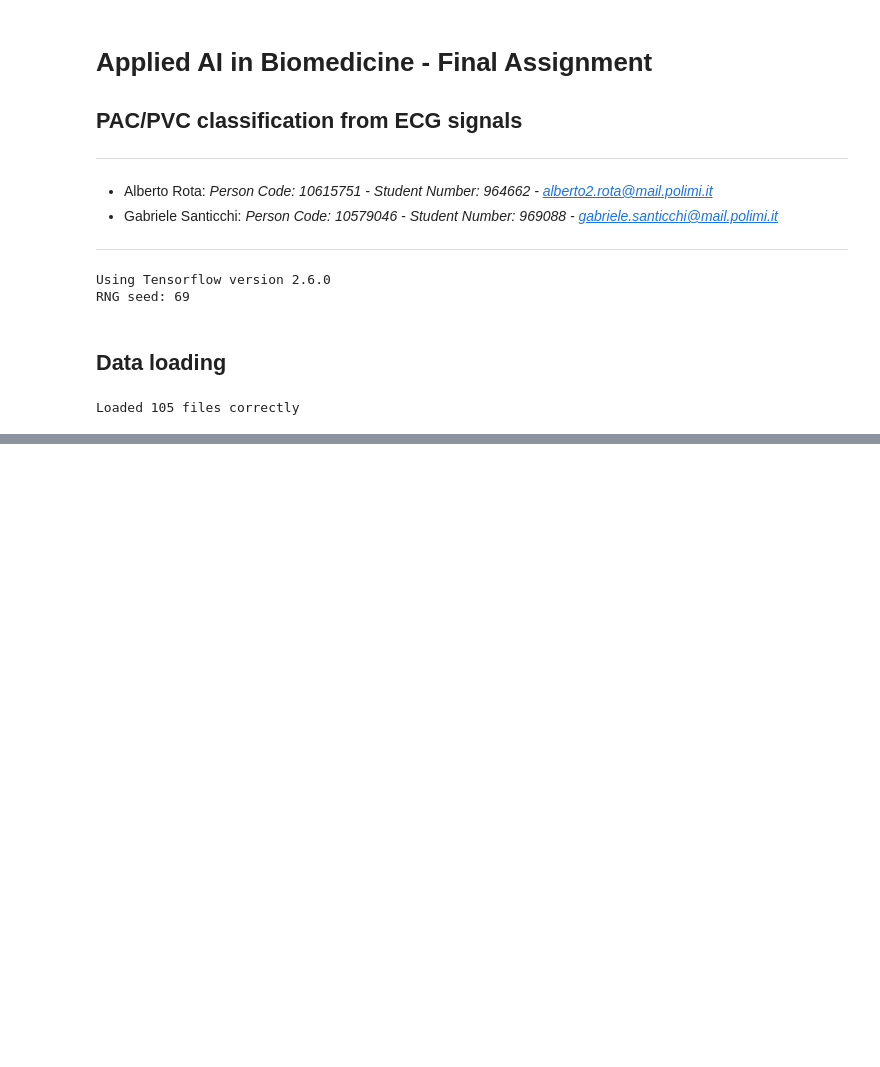
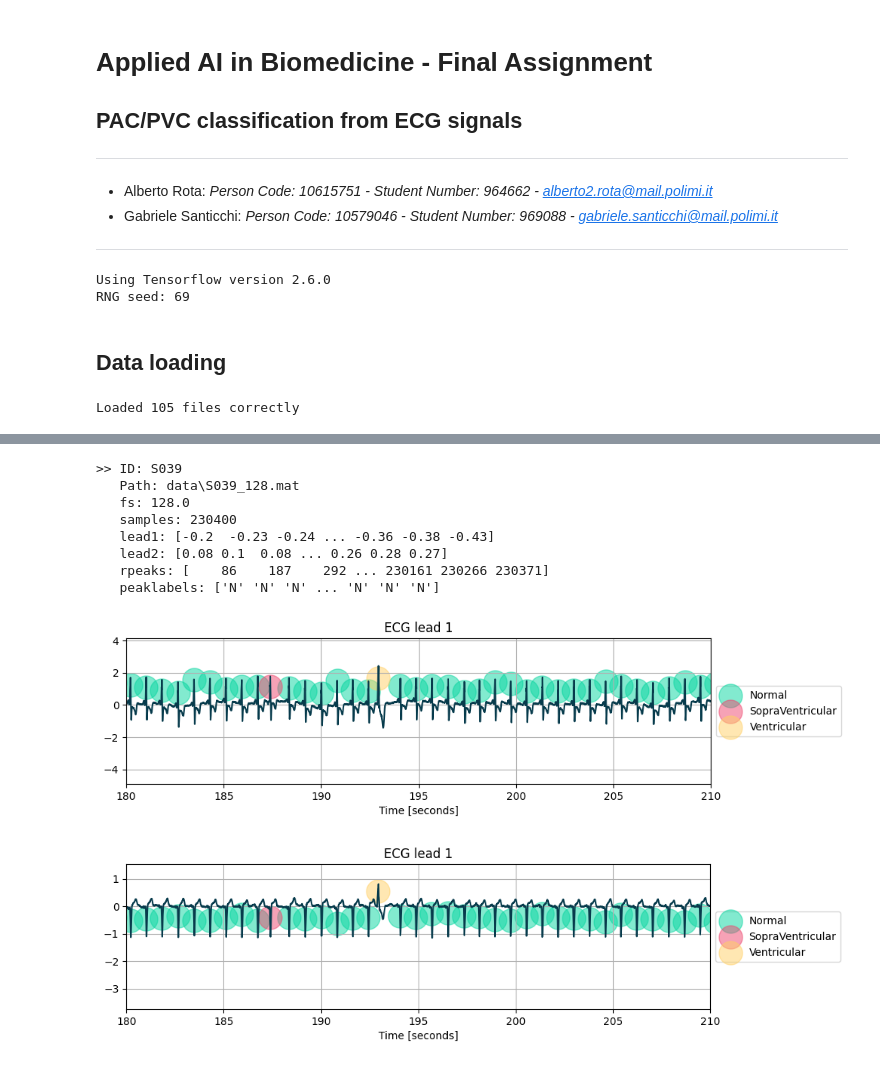
Before and after one commit to alberto-rota/PAC-PVC-Beat-Classifier-for-ECGs, a Jupyter notebook: albe.ipynb, the cells around one changed output, grey strips where cells are left out. Saved outputs shown, nothing was run; the diff lists cells and outputs as text; code cells hidden in the pictures; blank space fills up the shorter version.

```diff
--- a/albe.ipynb
+++ b/albe.ipynb
@@ -184,0 +156,14 @@ print(num_files)
+# %%
+p[38].info()
+p[38].plot(180*p[38].fs,30*p[38].fs)
+# %% [output]
+>> ID: S039
+   Path: data\S039_128.mat
+   fs: 128.0
+   samples: 230400
+   lead1: [-0.2  -0.23 -0.24 ... -0.36 -0.38 -0.43]
+   lead2: [0.08 0.1  0.08 ... 0.26 0.28 0.27]
+   rpeaks: [    86    187    292 ... 230161 230266 230371]
+   peaklabels: ['N' 'N' 'N' ... 'N' 'N' 'N']
+[figure, added]
+[figure, added]
```
Also changed, not shown: parts of 12 cells of this notebook.
